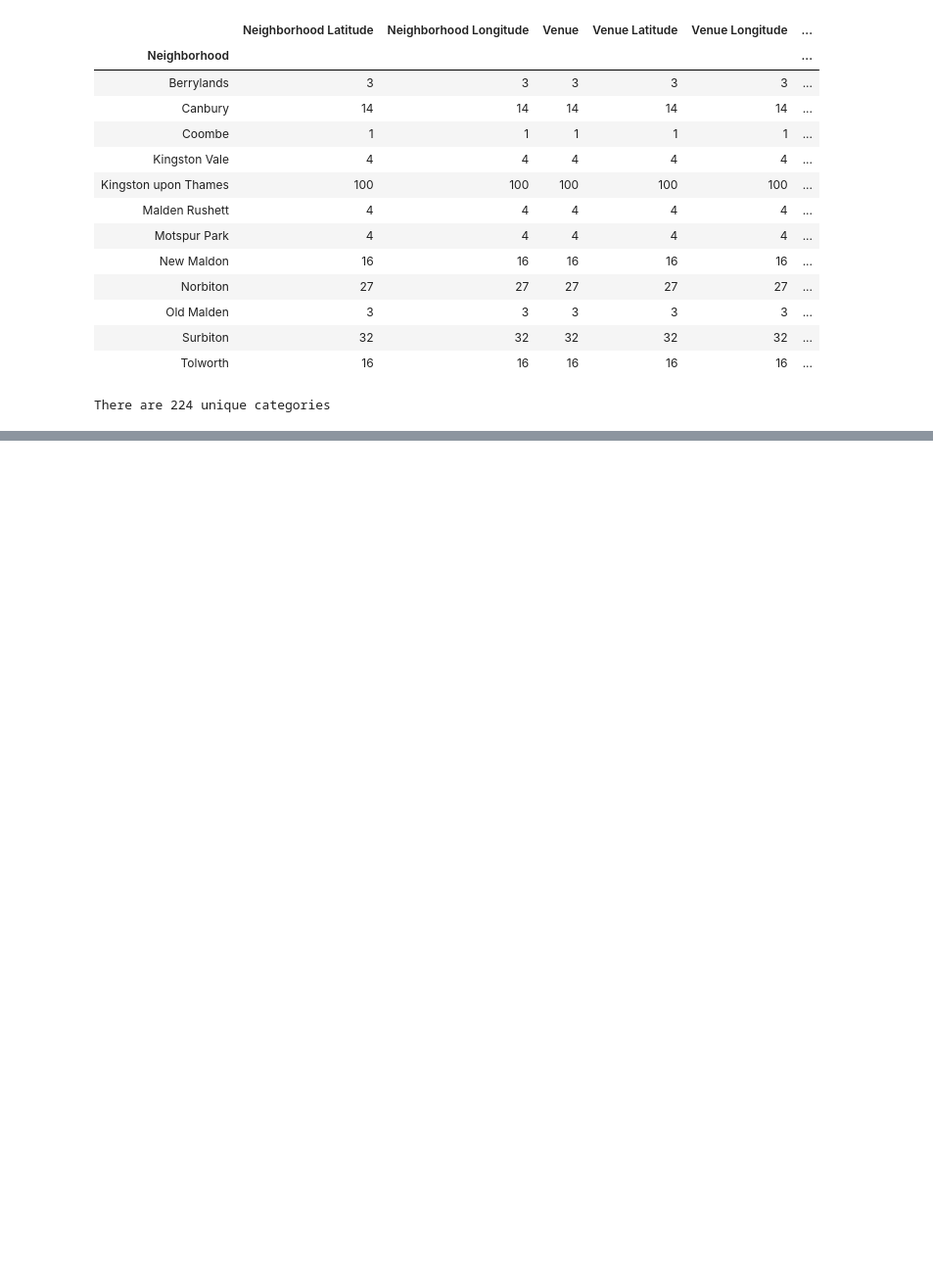
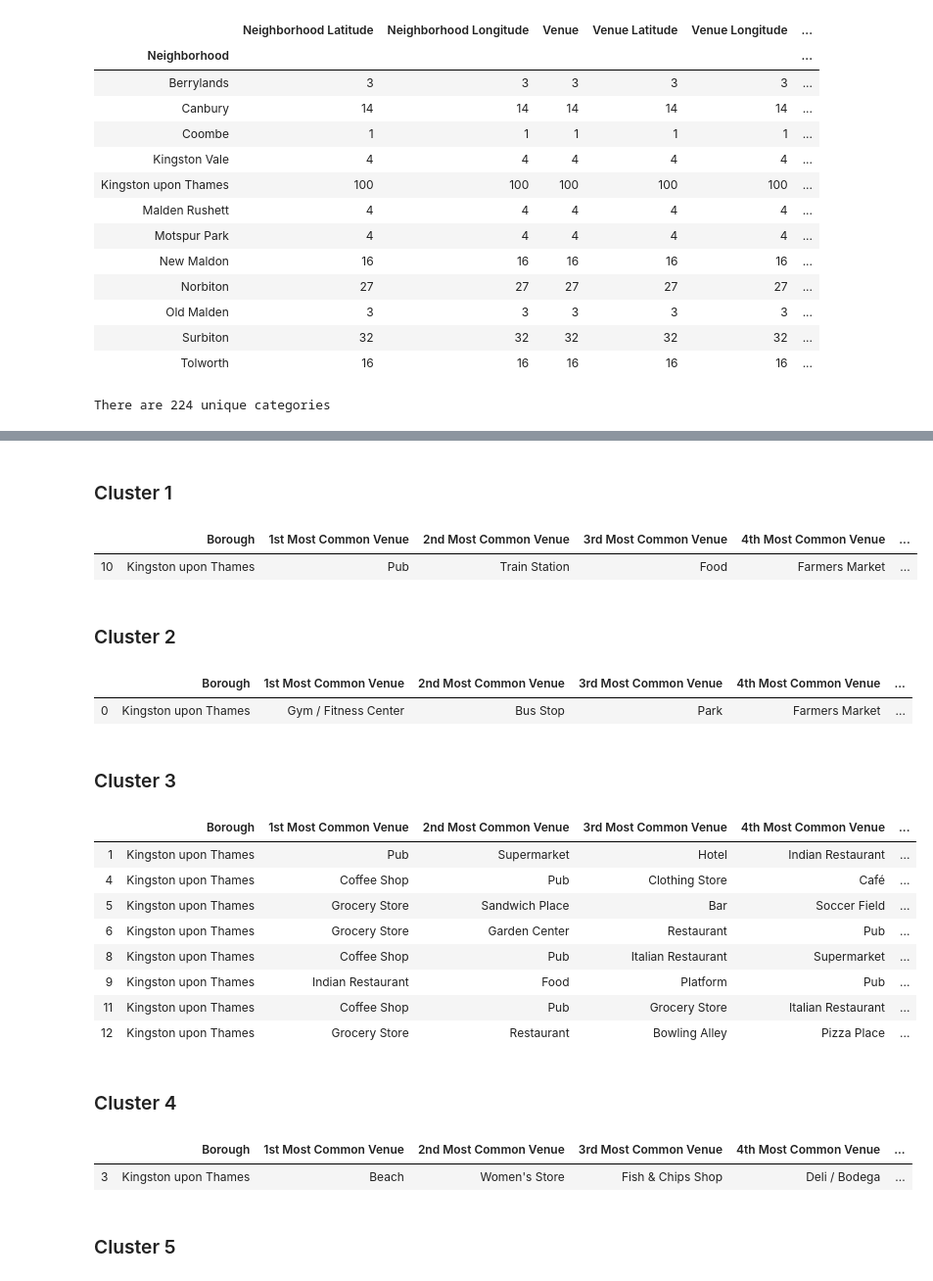
Before and after one commit to pratyushmp/Coursera_Capstone, a Jupyter notebook: The Battle of Neighborhoods/The Battle of Neighborhoods - London Neighborhood Clustering.ipynb, the cells around one changed output, grey strips where cells are left out. Shown at 98% size. Saved outputs shown, nothing was run; the diff lists cells and outputs as text; code cells hidden in the pictures; blank space fills up the shorter version.

```diff
--- a/The Battle of Neighborhoods/The Battle of Neighborhoods - London Neighborhood Clustering.ipynb
+++ b/The Battle of Neighborhoods/The Battle of Neighborhoods - London Neighborhood Clustering.ipynb
@@ -537,0 +613,6 @@ There are 224 unique categories
+# %%
+def return_most_common_venues(row, num_top_venues):
+    row_categories = row.iloc[1:]
+    row_categories_sorted = row_categories.sort_values(ascending=False)
+
+    return row_categories_sorted.index.values[0:num_top_venues]
@@ -537,0 +689,4 @@ There are 224 unique categories
+# %%
+kingston_merged.drop(kingston_merged.index[2], inplace = True)
+kingston_merged['Cluster Labels'] = kingston_merged['Cluster Labels'].astype(int)
+kingston_merged.head()
@@ -537,0 +727,37 @@ There are 224 unique categories
+# %% [markdown]
+### Cluster 1
+# %%
+kingston_merged.loc[kingston_merged['Cluster Labels'] == 0, kingston_merged.columns[[1] + list(range(5, kingston_merged.shape[1]))]]
+# %% [output]
+|  | Borough | 1st Most Common Venue | 2nd Most Common Venue | 3rd Most Common Venue | 4th Most Common Venue | ... |
+| 10 | Kingston upon Thames | Pub | Train Station | Food | Farmers Market | ... |
+# %% [markdown]
+### Cluster 2
+# %%
+kingston_merged.loc[kingston_merged['Cluster Labels'] == 1, kingston_merged.columns[[1] + list(range(5, kingston_merged.shape[1]))]]
+# %% [output]
+|  | Borough | 1st Most Common Venue | 2nd Most Common Venue | 3rd Most Common Venue | 4th Most Common Venue | ... |
+| 0 | Kingston upon Thames | Gym / Fitness Center | Bus Stop | Park | Farmers Market | ... |
+# %% [markdown]
+### Cluster 3
+# %%
+kingston_merged.loc[kingston_merged['Cluster Labels'] == 2, kingston_merged.columns[[1] + list(range(5, kingston_merged.shape[1]))]]
+# %% [output]
+|  | Borough | 1st Most Common Venue | 2nd Most Common Venue | 3rd Most Common Venue | 4th Most Common Venue | ... |
+| 1 | Kingston upon Thames | Pub | Supermarket | Hotel | Indian Restaurant | ... |
+| 4 | Kingston upon Thames | Coffee Shop | Pub | Clothing Store | Café | ... |
+| 5 | Kingston upon Thames | Grocery Store | Sandwich Place | Bar | Soccer Field | ... |
+| 6 | Kingston upon Thames | Grocery Store | Garden Center | Restaurant | Pub | ... |
+| 8 | Kingston upon Thames | Coffee Shop | Pub | Italian Restaurant | Supermarket | ... |
+| 9 | Kingston upon Thames | Indian Restaurant | Food | Platform | Pub | ... |
+| 11 | Kingston upon Thames | Coffee Shop | Pub | Grocery Store | Italian Restaurant | ... |
+| 12 | Kingston upon Thames | Grocery Store | Restaurant | Bowling Alley | Pizza Place | ... |
+# %% [markdown]
+### Cluster 4
+# %%
+kingston_merged.loc[kingston_merged['Cluster Labels'] == 3, kingston_merged.columns[[1] + list(range(5, kingston_merged.shape[1]))]]
+# %% [output]
+|  | Borough | 1st Most Common Venue | 2nd Most Common Venue | 3rd Most Common Venue | 4th Most Common Venue | ... |
+| 3 | Kingston upon Thames | Beach | Women's Store | Fish & Chips Shop | Deli / Bodega | ... |
+# %% [markdown]
+### Cluster 5
```
Also changed, not shown: parts of 21 cells of this notebook.
